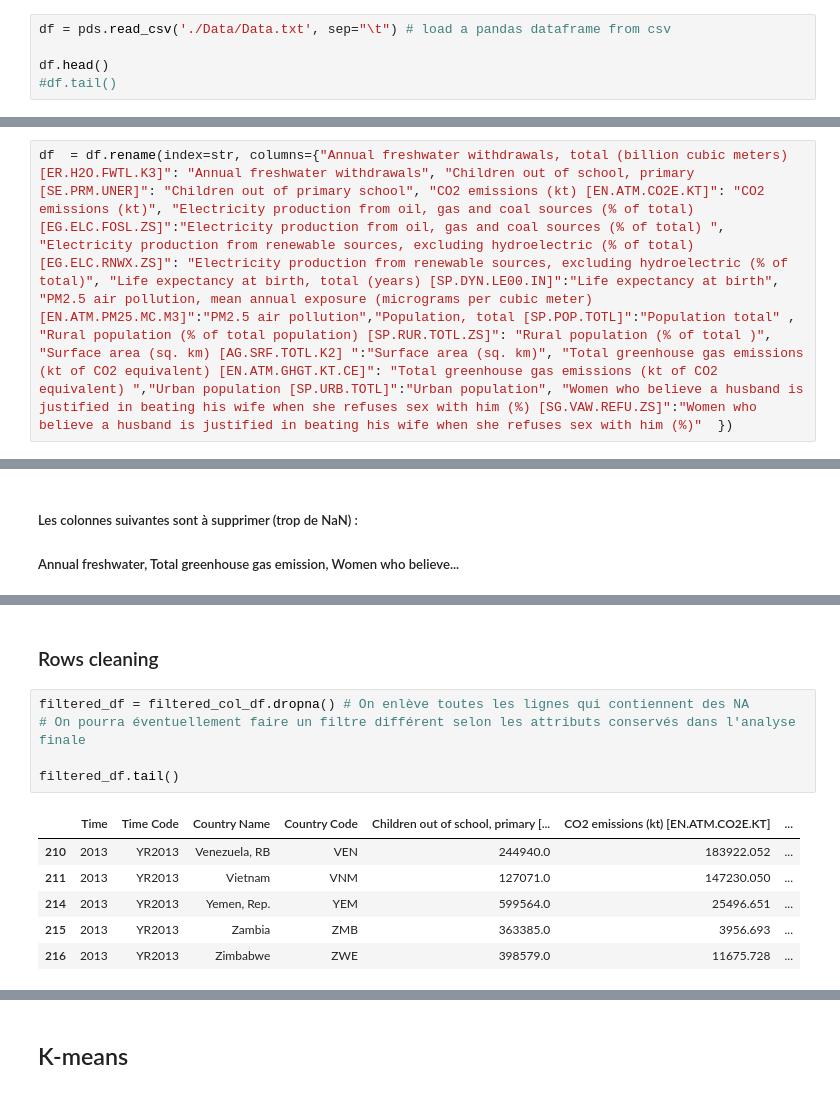
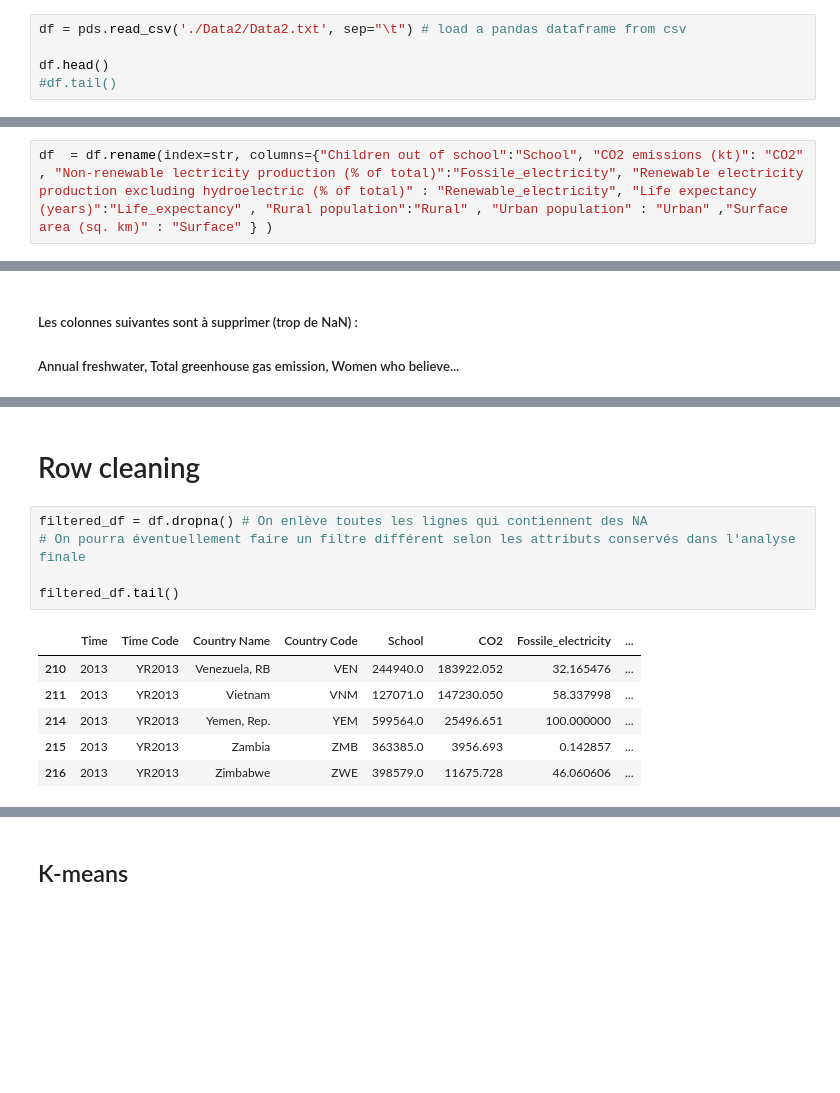
Before and after one commit to LisaNicvert/IA_project, a Jupyter notebook: Project_IA_Clustering.ipynb, the cells around one changed output, grey strips where cells are left out. Drawn from its saved outputs; the diff is of its cells as text; blank space fills up the shorter version.

```diff
--- a/Project_IA_Clustering.ipynb
+++ b/Project_IA_Clustering.ipynb
@@ -19,7 +19,7 @@ from sklearn import preprocessing # to scale data
 # %% [markdown]
 ## Data import
 # %%
-df = pds.read_csv('./Data/Data.txt', sep="\t") # load a pandas dataframe from csv
+df = pds.read_csv('./Data2/Data2.txt', sep="\t") # load a pandas dataframe from csv
 
 df.head()
 #df.tail()
@@ -96,8 +96,8 @@ https://www.indexmundi.com/facts/indicators/EN.ATM.PM25.MC.M3
 ## Data cleaning
 # %% [markdown]
 ## Rename columns
-# %%
-df  = df.rename(index=str, columns={"Annual freshwater withdrawals, total (billion cubic meters) [ER.H2O.FWTL.K3]": "Annual freshwater withdrawals", "Children out of school, primary [SE.PRM.UNER]": "Children out of primary school", "CO2 emissions (kt) [EN.ATM.CO2E.KT]": "CO2 emissions (kt)", "Electricity production from oil, gas and coal sources (% of total) [EG.ELC.FOSL.ZS]":"Electricity production from oil, gas and coal sources (% of total) ", "Electricity production from renewable sources, excluding hydroelectric (% of total) [EG.ELC.RNWX.ZS]": "Electricity production from renewable sources, excluding hydroelectric (% of total)", "Life expectancy at birth, total (years) [SP.DYN.LE00.IN]":"Life expectancy at birth", "PM2.5 air pollution, mean annual exposure (micrograms per cubic meter) [EN.ATM.PM25.MC.M3]":"PM2.5 air pollution","Population, total [SP.POP.TOTL]":"Population total" , "Rural population (% of total population) [SP.RUR.TOTL.ZS]": "Rural population (% of total )", "Surface area (sq. km) [AG.SRF.TOTL.K2]	":"Surface area (sq. km)", "Total greenhouse gas emissions (kt of CO2 equivalent) [EN.ATM.GHGT.KT.CE]": "Total greenhouse gas emissions (kt of CO2 equivalent) ","Urban population [SP.URB.TOTL]":"Urban population", "Women who believe a husband is justified in beating his wife when she refuses sex with him (%) [SG.VAW.REFU.ZS]":"Women who believe a husband is justified in beating his wife when she refuses sex with him (%)"  })
+# %%
+df  = df.rename(index=str, columns={"Children out of school":"School", "CO2 emissions (kt)": "CO2" , "Non-renewable lectricity production (% of total)":"Fossile_electricity", "Renewable electricity production excluding hydroelectric (% of total)" : "Renewable_electricity", "Life expectancy (years)":"Life_expectancy" , "Rural population":"Rural" , "Urban population" : "Urban" ,"Surface area (sq. km)" : "Surface" } )
 # %%
 df.head()
 # %% [output]
@@ -167,14 +132,14 @@ dtype: int64
 # %% [markdown]
-### Rows cleaning
+# Row cleaning
 # %%
-filtered_df = filtered_col_df.dropna() # On enlève toutes les lignes qui contiennent des NA
+filtered_df = df.dropna() # On enlève toutes les lignes qui contiennent des NA
 # On pourra éventuellement faire un filtre différent selon les attributs conservés dans l'analyse finale
 
 filtered_df.tail()
 # %% [output]
-|  | Time | Time Code | Country Name | Country Code | Children out of school, primary [... | CO2 emissions (kt) [EN.ATM.CO2E.KT] | ... |
-| 210 | 2013 | YR2013 | Venezuela, RB | VEN | 244940.0 | 183922.052 | ... |
-| 211 | 2013 | YR2013 | Vietnam | VNM | 127071.0 | 147230.050 | ... |
-| 214 | 2013 | YR2013 | Yemen, Rep. | YEM | 599564.0 | 25496.651 | ... |
-| 215 | 2013 | YR2013 | Zambia | ZMB | 363385.0 | 3956.693 | ... |
-| 216 | 2013 | YR2013 | Zimbabwe | ZWE | 398579.0 | 11675.728 | ... |
+|  | Time | Time Code | Country Name | Country Code | School | CO2 | Fossile_electricity | ... |
+| 210 | 2013 | YR2013 | Venezuela, RB | VEN | 244940.0 | 183922.052 | 32.165476 | ... |
+| 211 | 2013 | YR2013 | Vietnam | VNM | 127071.0 | 147230.050 | 58.337998 | ... |
+| 214 | 2013 | YR2013 | Yemen, Rep. | YEM | 599564.0 | 25496.651 | 100.000000 | ... |
+| 215 | 2013 | YR2013 | Zambia | ZMB | 363385.0 | 3956.693 | 0.142857 | ... |
+| 216 | 2013 | YR2013 | Zimbabwe | ZWE | 398579.0 | 11675.728 | 46.060606 | ... |
```
Also changed, not shown: parts of 21 cells of this notebook.
